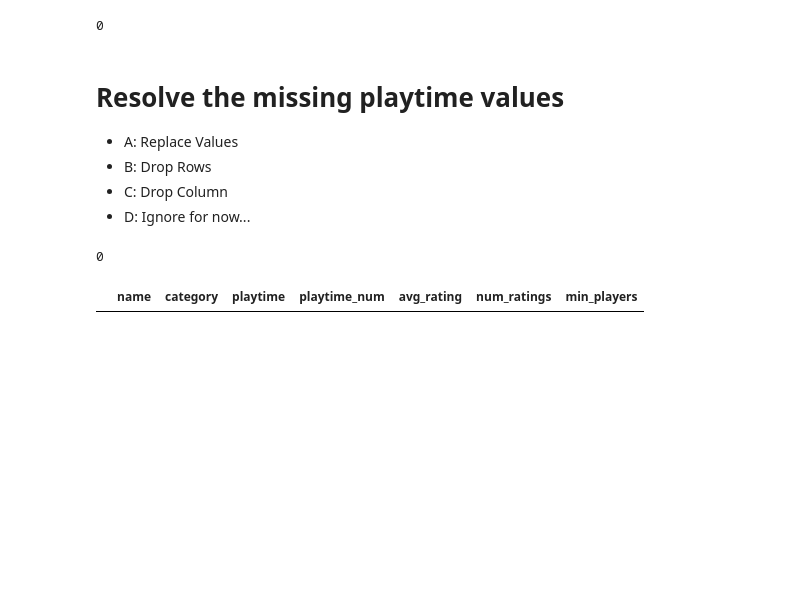
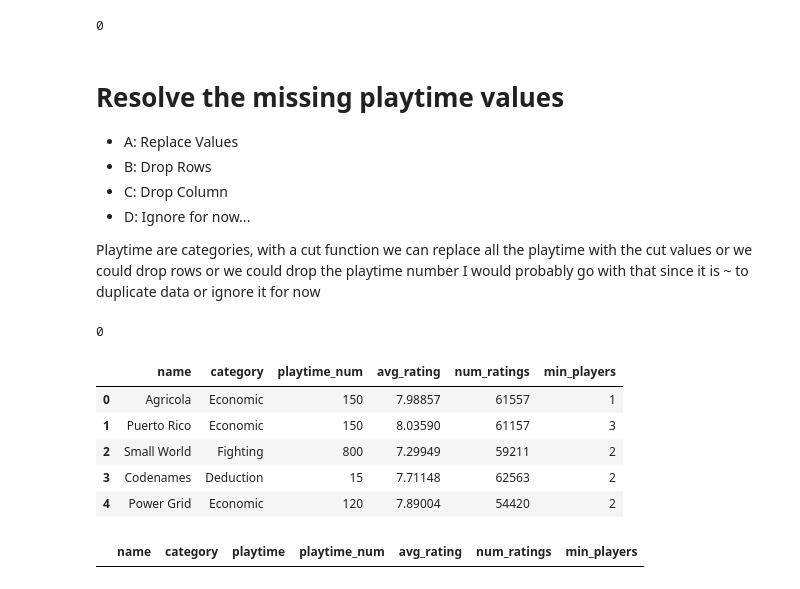
Before and after one commit to e3la/LC_Data_2023, a Jupyter notebook: Data_Cleaning/code/Data_Cleaning.ipynb, the cells around one changed output. Drawn from its saved outputs; the diff is of its cells as text; code cells hidden in the pictures; blank space fills up the shorter version.

```diff
--- a/Data_Cleaning/code/Data_Cleaning.ipynb
+++ b/Data_Cleaning/code/Data_Cleaning.ipynb
@@ -81,7 +81,7 @@ df.head()
 | 4 | Power Grid | Economic | >90 | 120 | 7.89004 | 54420 | 2 | False | ... |
 # %%
 # reset the dataframe
-df = pd.read_csv('../resources/popular_board_game.csv')
+df = pd.read_csv('https://raw.githubusercontent.com/e3la/LC_Data_2023/main/Data_Cleaning/resources/popular_board_game.csv')
 df.head()
 # %% [output]
 |  | name | category | playtime | playtime_num | avg_rating | num_ratings | min_players |
@@ -142,7 +158,7 @@ df.shape
 # %%
 # # A: Impute
-# df['avg_rating'] = df['avg_rating'].fillna(df['avg_rating'].mean())
-# df['avg_rating'].isnull().sum()
+df['avg_rating'] = df['avg_rating'].fillna(df['avg_rating'].mean())
+df['avg_rating'].isnull().sum()
 # %% [output]
 0
 # %%
@@ -161,6 +177,15 @@ df.shape
 * B: Drop Rows
 * C: Drop Column
 * D: Ignore for now...
+
+Playtime are categories, with a cut function
+we can replace all the playtime with the cut values
+or we could
+drop rows
+or
+we could drop the playtime number I would probably go with that since it is ~ to duplicate data
+or
+ignore it for now
 # %%
 # # A: Replace Values
 # df['playtime'] = pd.cut(df['playtime_num'], [0,30,60,90,9000])
@@ -176,8 +201,15 @@ df.shape
 # df.shape
 # %%
 # # C: Drop Column
-# df.drop('playtime', axis=1, inplace = True)
-# df.head()
+df.drop('playtime', axis=1, inplace = True)
+df.head()
+# %% [output]
+|  | name | category | playtime_num | avg_rating | num_ratings | min_players |
+| 0 | Agricola | Economic | 150 | 7.98857 | 61557 | 1 |
+| 1 | Puerto Rico | Economic | 150 | 8.03590 | 61157 | 3 |
+| 2 | Small World | Fighting | 800 | 7.29949 | 59211 | 2 |
+| 3 | Codenames | Deduction | 15 | 7.71148 | 62563 | 2 |
+| 4 | Power Grid | Economic | 120 | 7.89004 | 54420 | 2 |
 # %%
 # D: Ignore for now...
 # %%
```
Also changed, not shown: parts of 10 cells of this notebook.
